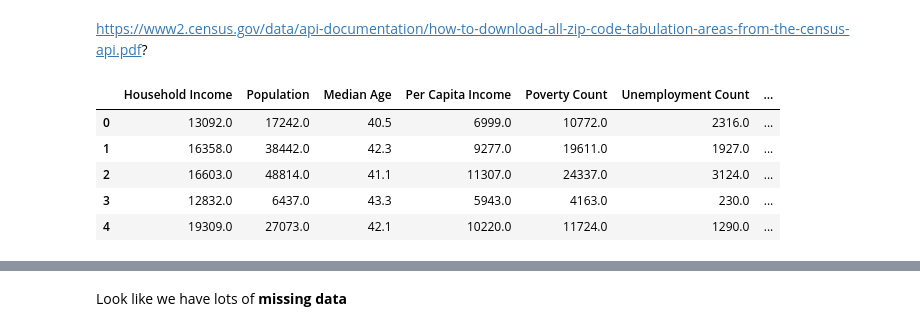
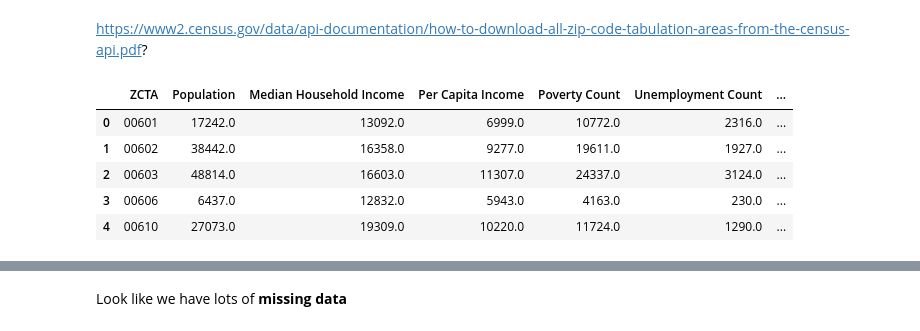
Before and after one commit to poojaisabelle/ETL-Project, a Jupyter notebook: Tracey_draft_code.ipynb, the cells around one changed output, grey strips where cells are left out. Cells and saved outputs as stored; diff of their text form; code cells hidden in the pictures.

Commit message:
Convert zip to ZCTA

```diff
--- a/Tracey_draft_code.ipynb
+++ b/Tracey_draft_code.ipynb
@@ -47,22 +48,23 @@ census_pd = pd.DataFrame(census_data)
 # %%
 # Column Reordering and Renaming
 census_pd = census_pd.rename(columns={
-    "zip code tabulation area": "zip_code",
+    "B19013_001E": "Median Household Income",
     "B01003_001E": "Population",
-    "B19013_001E": "Household Income",
+    "B01002_001E": "Median Age",
     "B19301_001E": "Per Capita Income",
     "B17001_002E": "Poverty Count",
     "B23025_005E": "Unemployment Count",
-    "B01002_001E": "Median Age"})
+    "zip code tabulation area": "ZCTA"})
 
-census_pd.head()
+census_pd[["ZCTA", "Population", "Median Household Income", "Per Capita Income",
+           "Poverty Count", "Unemployment Count", "Median Age"]].head()
 # %% [output]
-|  | Household Income | Population | Median Age | Per Capita Income | Poverty Count | Unemployment Count | ... |
-| 0 | 13092.0 | 17242.0 | 40.5 | 6999.0 | 10772.0 | 2316.0 | ... |
-| 1 | 16358.0 | 38442.0 | 42.3 | 9277.0 | 19611.0 | 1927.0 | ... |
-| 2 | 16603.0 | 48814.0 | 41.1 | 11307.0 | 24337.0 | 3124.0 | ... |
-| 3 | 12832.0 | 6437.0 | 43.3 | 5943.0 | 4163.0 | 230.0 | ... |
-| 4 | 19309.0 | 27073.0 | 42.1 | 10220.0 | 11724.0 | 1290.0 | ... |
+|  | ZCTA | Population | Median Household Income | Per Capita Income | Poverty Count | Unemployment Count | ... |
+| 0 | 00601 | 17242.0 | 13092.0 | 6999.0 | 10772.0 | 2316.0 | ... |
+| 1 | 00602 | 38442.0 | 16358.0 | 9277.0 | 19611.0 | 1927.0 | ... |
+| 2 | 00603 | 48814.0 | 16603.0 | 11307.0 | 24337.0 | 3124.0 | ... |
+| 3 | 00606 | 6437.0 | 12832.0 | 5943.0 | 4163.0 | 230.0 | ... |
+| 4 | 00610 | 27073.0 | 19309.0 | 10220.0 | 11724.0 | 1290.0 | ... |
 # %%
 census_pd.info()
 # %% [output]
```
Also changed, not shown: parts of 34 cells of this notebook, 3 other files.
